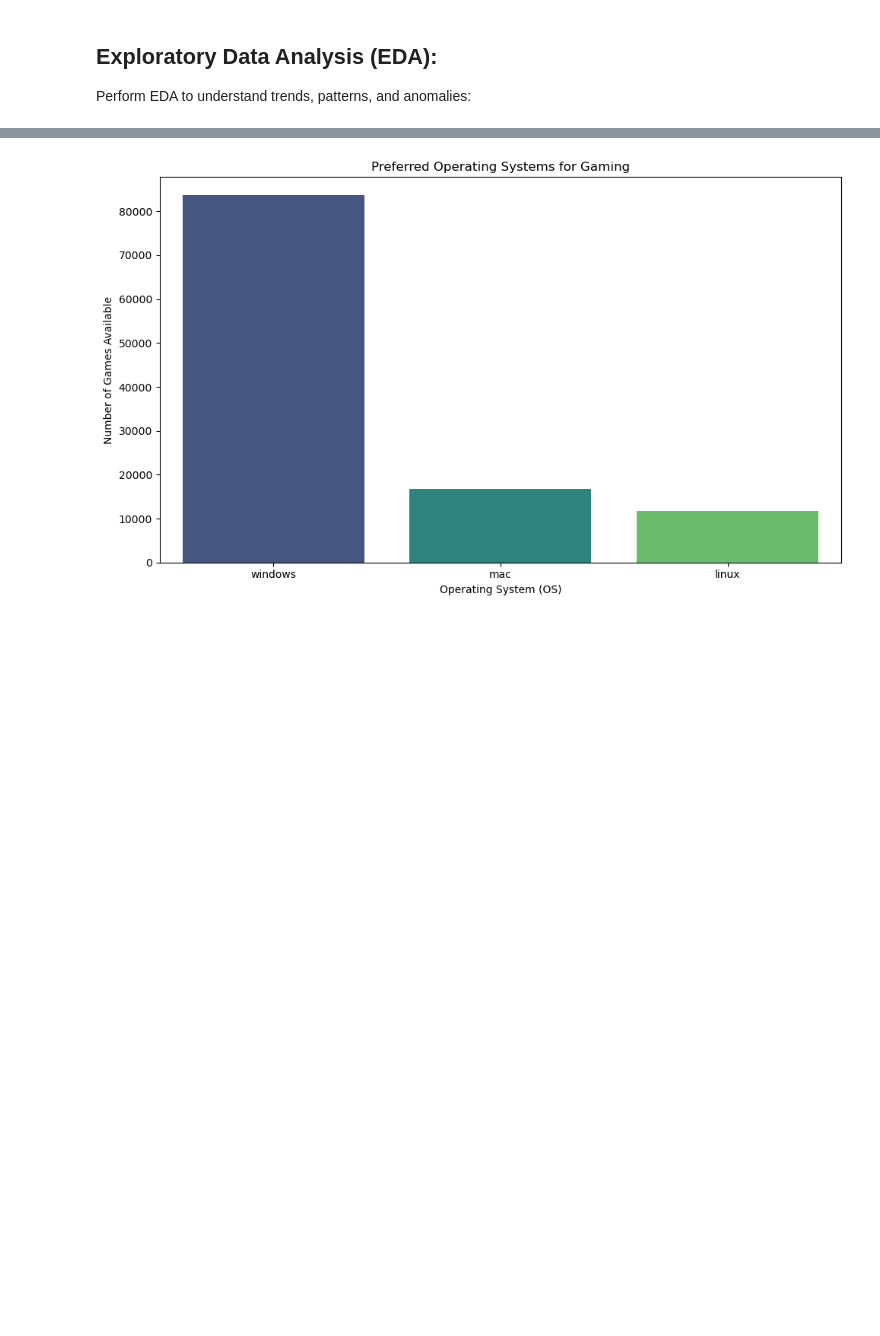
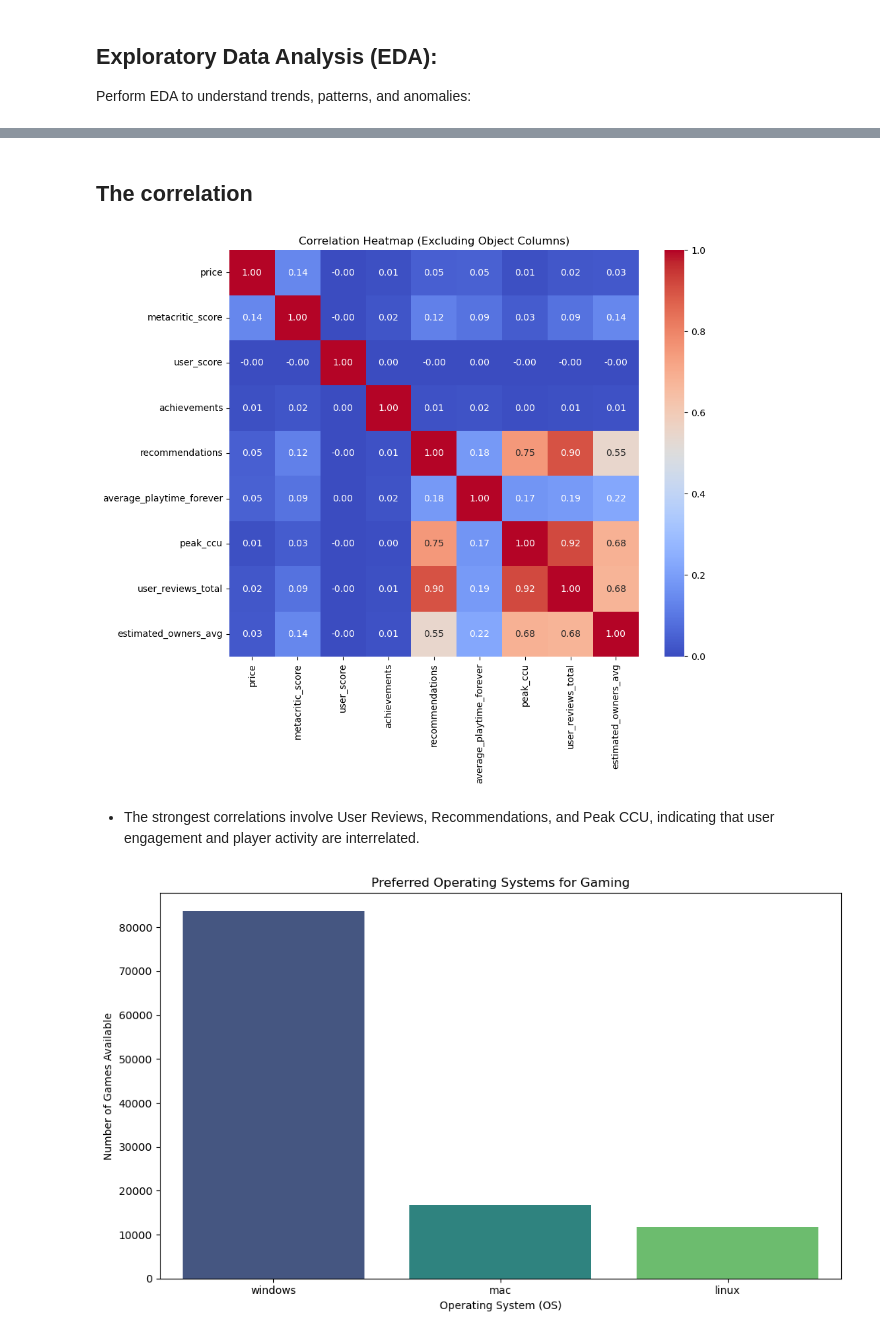
Before and after one commit to DylanNg2412/Python_Project_CU5, a Jupyter notebook: Capstone_Project.ipynb, the cells around one changed output, grey strips where cells are left out. Cells and saved outputs as stored; diff of their text form; code cells hidden in the pictures; blank space fills up the shorter version.

```diff
--- a/Capstone_Project.ipynb
+++ b/Capstone_Project.ipynb
@@ -325,3 +354,18 @@ for feature in numeric_features:
+# %% [markdown]
+## The correlation
+# %%
+df_copy = df[['price', 'metacritic_score', 'user_score', 'achievements',
+              'recommendations', 'average_playtime_forever',
+              'peak_ccu', 'user_reviews_total', 'estimated_owners_avg']].copy()
+corr_matrix = df_copy.corr()
+plt.figure(figsize=(10, 8))
+sns.heatmap(corr_matrix, annot=True, cmap='coolwarm', fmt='.2f')
+plt.title('Correlation Heatmap (Excluding Object Columns)')
+plt.show()
+# %% [output]
+[figure, added]
+# %% [markdown]
+- The strongest correlations involve User Reviews, Recommendations, and Peak CCU, indicating that user engagement and player activity are interrelated.
 # %%
 # Now lets check which OS is most preferred for gaming.
 
```
Also changed, not shown: parts of 80 cells of this notebook, 1 other file.
